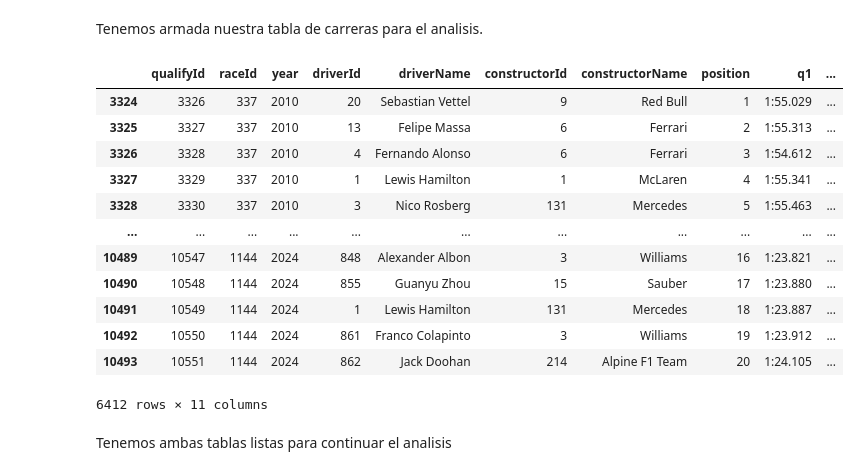
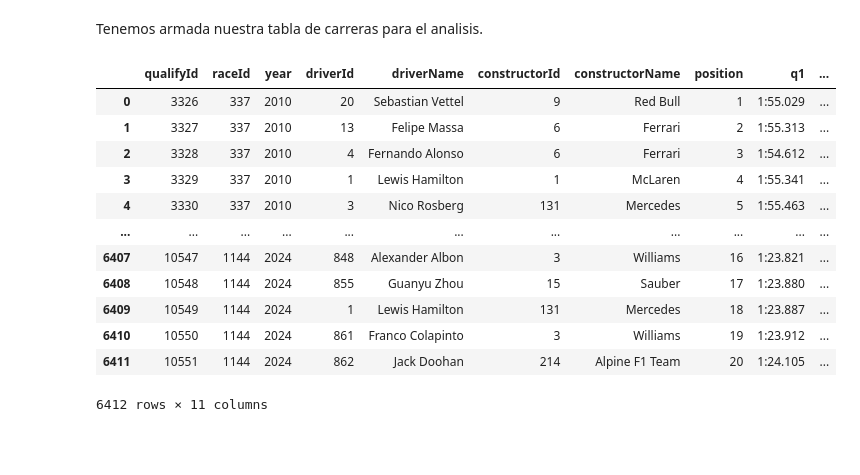
Before and after one commit to Joaquin-Lobato-Adinolfi/TP_LMC_F1_Analysis, a Jupyter notebook: TP_LMC_F1_Analysis.ipynb, the cells around one changed output. Cells and saved outputs as stored; diff of their text form; code cells hidden in the pictures; blank space fills up the shorter version.

```diff
--- a/TP_LMC_F1_Analysis.ipynb
+++ b/TP_LMC_F1_Analysis.ipynb
@@ -968,25 +966,22 @@ carreras_analisis
 # %% [markdown]
 Tenemos armada nuestra tabla de carreras para el analisis.
 # %%
-qualifying_analisis = qualifying[['qualifyId', 'raceId', 'driverId',	'constructorId', 'position',	'q1',	'q2',	'q3']].copy()
-
+qualifying_analisis = qualifying[['qualifyId', 'raceId', 'driverId',	'constructorId', 'position',	'q1',	'q2',	'q3']].copy().reset_index(drop=True)
 qualifying_analisis.insert(2, 'year', qualifying_analisis['raceId'].map(race_year))
 qualifying_analisis.insert(4, 'driverName', qualifying_analisis['driverId'].map(piloto_por_id))
 qualifying_analisis.insert(6, 'constructorName', qualifying_analisis['constructorId'].map(escuderia_por_id))
 qualifying_analisis
 # %% [output]
 |  | qualifyId | raceId | year | driverId | driverName | constructorId | constructorName | position | q1 | ... |
-| 3324 | 3326 | 337 | 2010 | 20 | Sebastian Vettel | 9 | Red Bull | 1 | 1:55.029 | ... |
-| 3325 | 3327 | 337 | 2010 | 13 | Felipe Massa | 6 | Ferrari | 2 | 1:55.313 | ... |
-| 3326 | 3328 | 337 | 2010 | 4 | Fernando Alonso | 6 | Ferrari | 3 | 1:54.612 | ... |
-| 3327 | 3329 | 337 | 2010 | 1 | Lewis Hamilton | 1 | McLaren | 4 | 1:55.341 | ... |
-| 3328 | 3330 | 337 | 2010 | 3 | Nico Rosberg | 131 | Mercedes | 5 | 1:55.463 | ... |
+| 0 | 3326 | 337 | 2010 | 20 | Sebastian Vettel | 9 | Red Bull | 1 | 1:55.029 | ... |
+| 1 | 3327 | 337 | 2010 | 13 | Felipe Massa | 6 | Ferrari | 2 | 1:55.313 | ... |
+| 2 | 3328 | 337 | 2010 | 4 | Fernando Alonso | 6 | Ferrari | 3 | 1:54.612 | ... |
+| 3 | 3329 | 337 | 2010 | 1 | Lewis Hamilton | 1 | McLaren | 4 | 1:55.341 | ... |
+| 4 | 3330 | 337 | 2010 | 3 | Nico Rosberg | 131 | Mercedes | 5 | 1:55.463 | ... |
 | ... | ... | ... | ... | ... | ... | ... | ... | ... | ... | ... |
-| 10489 | 10547 | 1144 | 2024 | 848 | Alexander Albon | 3 | Williams | 16 | 1:23.821 | ... |
-| 10490 | 10548 | 1144 | 2024 | 855 | Guanyu Zhou | 15 | Sauber | 17 | 1:23.880 | ... |
-| 10491 | 10549 | 1144 | 2024 | 1 | Lewis Hamilton | 131 | Mercedes | 18 | 1:23.887 | ... |
-| 10492 | 10550 | 1144 | 2024 | 861 | Franco Colapinto | 3 | Williams | 19 | 1:23.912 | ... |
-| 10493 | 10551 | 1144 | 2024 | 862 | Jack Doohan | 214 | Alpine F1 Team | 20 | 1:24.105 | ... |
+| 6407 | 10547 | 1144 | 2024 | 848 | Alexander Albon | 3 | Williams | 16 | 1:23.821 | ... |
+| 6408 | 10548 | 1144 | 2024 | 855 | Guanyu Zhou | 15 | Sauber | 17 | 1:23.880 | ... |
+| 6409 | 10549 | 1144 | 2024 | 1 | Lewis Hamilton | 131 | Mercedes | 18 | 1:23.887 | ... |
+| 6410 | 10550 | 1144 | 2024 | 861 | Franco Colapinto | 3 | Williams | 19 | 1:23.912 | ... |
+| 6411 | 10551 | 1144 | 2024 | 862 | Jack Doohan | 214 | Alpine F1 Team | 20 | 1:24.105 | ... |
 6412 rows × 11 columns
-# %% [markdown]
-Tenemos ambas tablas listas para continuar el analisis
```
Also changed, not shown: parts of 9 cells of this notebook.
